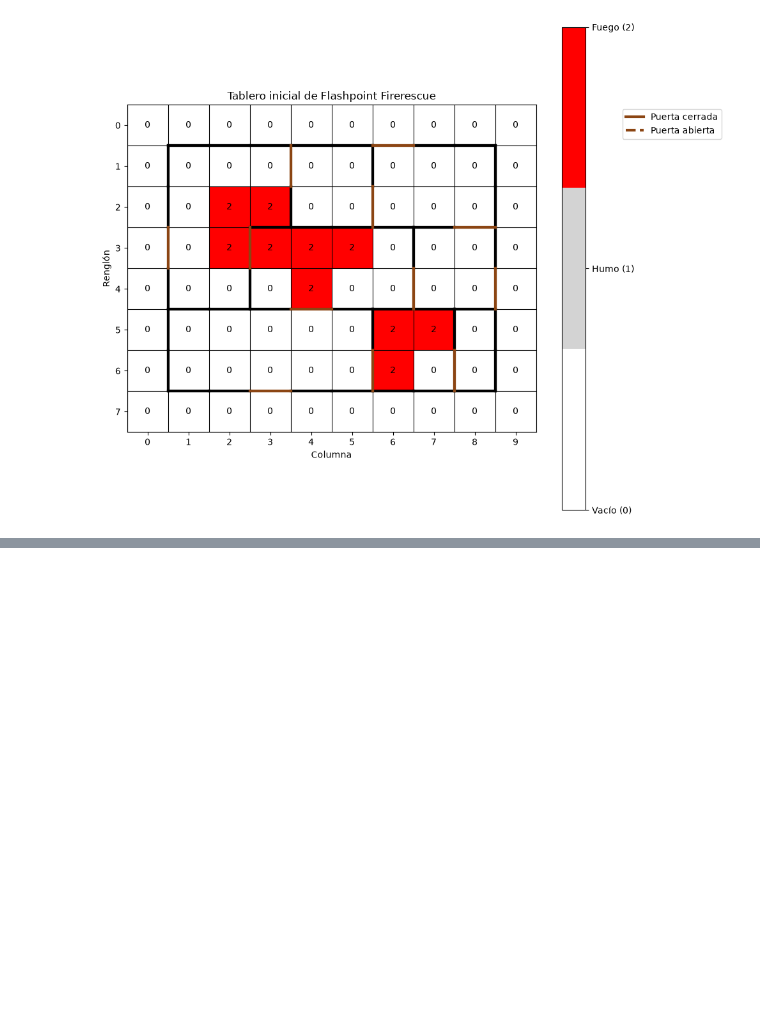
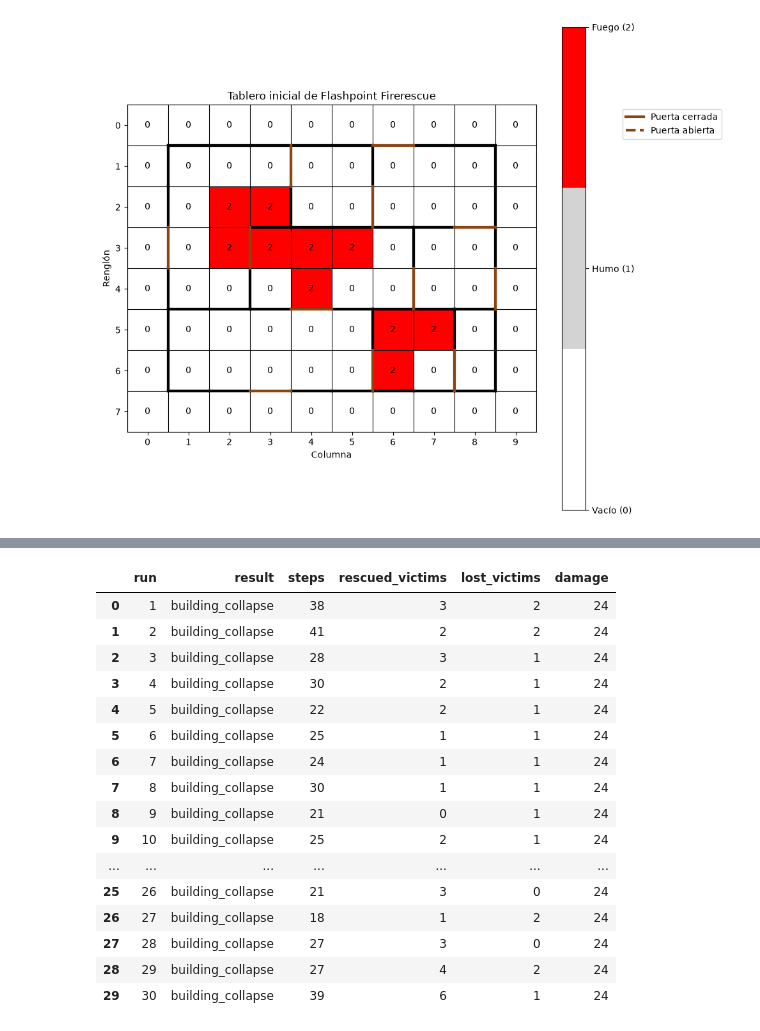
Before and after one commit to a01277107/Videojuegos, a Jupyter notebook: versionAlgoritmos/fireRescueSimulation.ipynb, the cells around one changed output, grey strips where cells are left out. Drawn from its saved outputs; the diff is of its cells as text; code cells hidden in the pictures; blank space fills up the shorter version.

```diff
--- a/fireRescueSimulation.ipynb
+++ b/versionAlgoritmos/fireRescueSimulation.ipynb
@@ -2837,0 +1793,64 @@ Bid por daño de ruta: pruebas superadas
+# %%
+# ============================================================
+# ANÁLISIS DE RENDIMIENTO DEL MODELO
+# ============================================================
+
+NUM_RUNS = 30
+MAX_STEPS = 100
+NUM_PLAYERS = 6
+
+results = []
+
+for run in range(NUM_RUNS):
+
+    simulation = FireRescueModel(
+        columns=10,
+        rows=8,
+        num_players=NUM_PLAYERS
+    )
+
+    steps = 0
+
+    # Ejecutar partida completa
+    while not simulation.game_over and steps < MAX_STEPS:
+        simulation.step()
+        steps += 1
+
+    # Si alcanzó el límite sin terminar
+    if simulation.game_over:
+        result = simulation.game_result
+    else:
+        result = "max_steps"
+
+    results.append({
+        "run": run + 1,
+        "result": result,
+        "steps": steps,
+        "rescued_victims": simulation.countRescuedVictims(),
+        "lost_victims": simulation.countLostVictims(),
+        "damage": simulation.environment.total_damage_markers
+    })
+
+
+# Convertir resultados a DataFrame
+results_df = pd.DataFrame(results)
+
+results_df
+# %% [output]
+|  | run | result | steps | rescued_victims | lost_victims | damage |
+| 0 | 1 | building_collapse | 38 | 3 | 2 | 24 |
+| 1 | 2 | building_collapse | 41 | 2 | 2 | 24 |
+| 2 | 3 | building_collapse | 28 | 3 | 1 | 24 |
+| 3 | 4 | building_collapse | 30 | 2 | 1 | 24 |
+| 4 | 5 | building_collapse | 22 | 2 | 1 | 24 |
+| 5 | 6 | building_collapse | 25 | 1 | 1 | 24 |
+| 6 | 7 | building_collapse | 24 | 1 | 1 | 24 |
+| 7 | 8 | building_collapse | 30 | 1 | 1 | 24 |
+| 8 | 9 | building_collapse | 21 | 0 | 1 | 24 |
+| 9 | 10 | building_collapse | 25 | 2 | 1 | 24 |
+| ... | ... | ... | ... | ... | ... | ... |
+| 25 | 26 | building_collapse | 21 | 3 | 0 | 24 |
+| 26 | 27 | building_collapse | 18 | 1 | 2 | 24 |
+| 27 | 28 | building_collapse | 27 | 3 | 0 | 24 |
+| 28 | 29 | building_collapse | 27 | 4 | 2 | 24 |
+| 29 | 30 | building_collapse | 39 | 6 | 1 | 24 |
```
Also changed, not shown: parts of 16 cells of this notebook, 3 other files.
